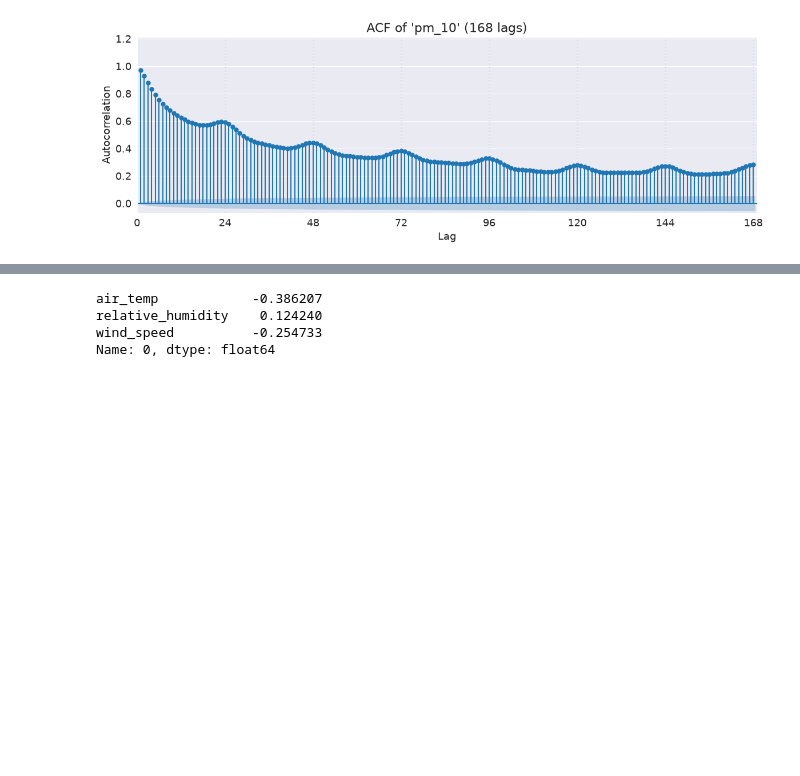
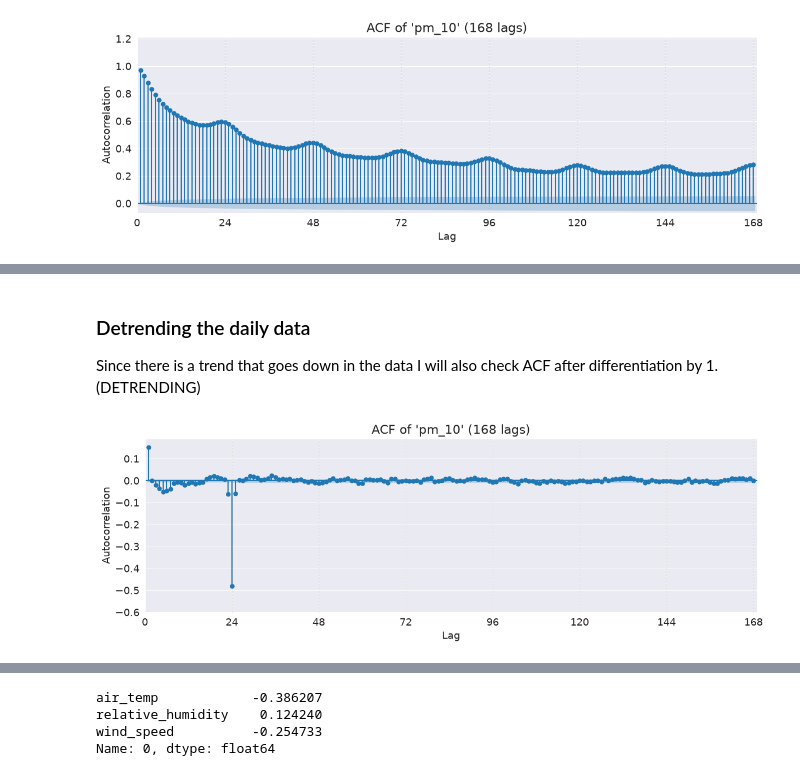
Before and after one commit to Pabito22/AirPolutionForecasting, a Jupyter notebook: notebooks/4-PW-correlation.ipynb, the cells around one changed output, grey strips where cells are left out. Drawn from its saved outputs; the diff is of its cells as text; code cells hidden in the pictures; blank space fills up the shorter version.

Commit message:
Autocorrelation checked.

```diff
--- a/notebooks/4-PW-correlation.ipynb
+++ b/notebooks/4-PW-correlation.ipynb
@@ -91,0 +80,12 @@ pyplot.show()
+# %% [markdown]
+### Detrending the daily data
+Since there is a trend that goes down in the data I will also check ACF after differentiation by 1.
+(DETRENDING)
+# %%
+#check the ACF for detrended data
+daily_detrended_data = daily_data.diff(1).dropna()
+daily_detrended_checker = TSCorrelationChecker(daily_detrended_data, target_col="pm_10")
+daily_detrended_checker.plot_acf_graph(nlags=168)
+pyplot.show()
+# %% [output]
+[figure, added]
```
Also changed, not shown: parts of 11 cells of this notebook, 1 other file.
